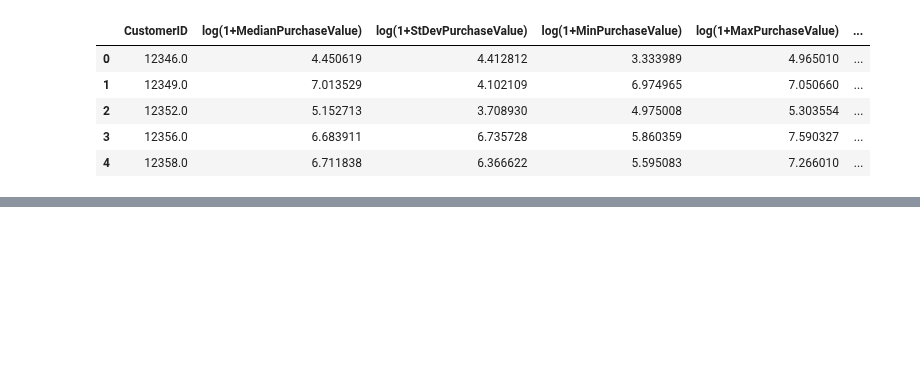
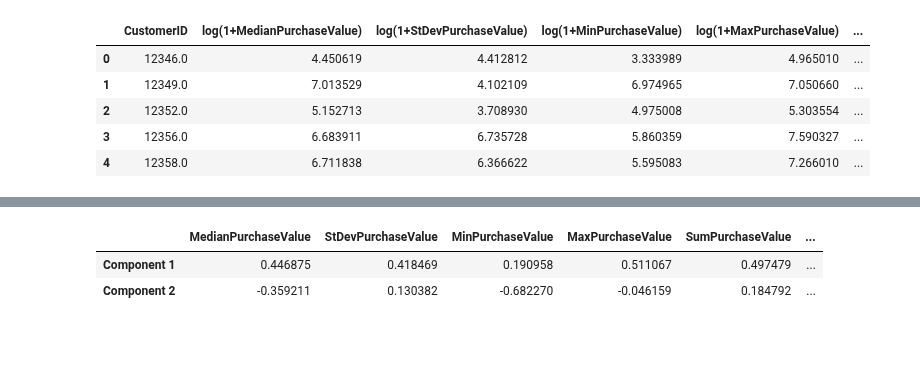
Before and after one commit to W-Tran/Online-Retail, a Jupyter notebook: clustering_daily.ipynb, the cells around one changed output, grey strips where cells are left out. Cells and saved outputs as stored; diff of their text form; code cells hidden in the pictures; blank space fills up the shorter version.

```diff
--- a/clustering_daily.ipynb
+++ b/clustering_daily.ipynb
@@ -199,3 +222,14 @@ Total explained variance: 0.8939413949582043
+# %%
+# Print component loadings
+pd.DataFrame(
+    data=pca.components_,
+    columns=feats_to_transform,
+    index=['Component 1', 'Component 2']
+)
+# %% [output]
+|  | MedianPurchaseValue | StDevPurchaseValue | MinPurchaseValue | MaxPurchaseValue | SumPurchaseValue | ... |
+| Component 1 | 0.446875 | 0.418469 | 0.190958 | 0.511067 | 0.497479 | ... |
+| Component 2 | -0.359211 | 0.130382 | -0.682270 | -0.046159 | 0.184792 | ... |
 # %% [markdown]
 <br>
 <br>
```
Also changed, not shown: parts of 10 cells of this notebook.
